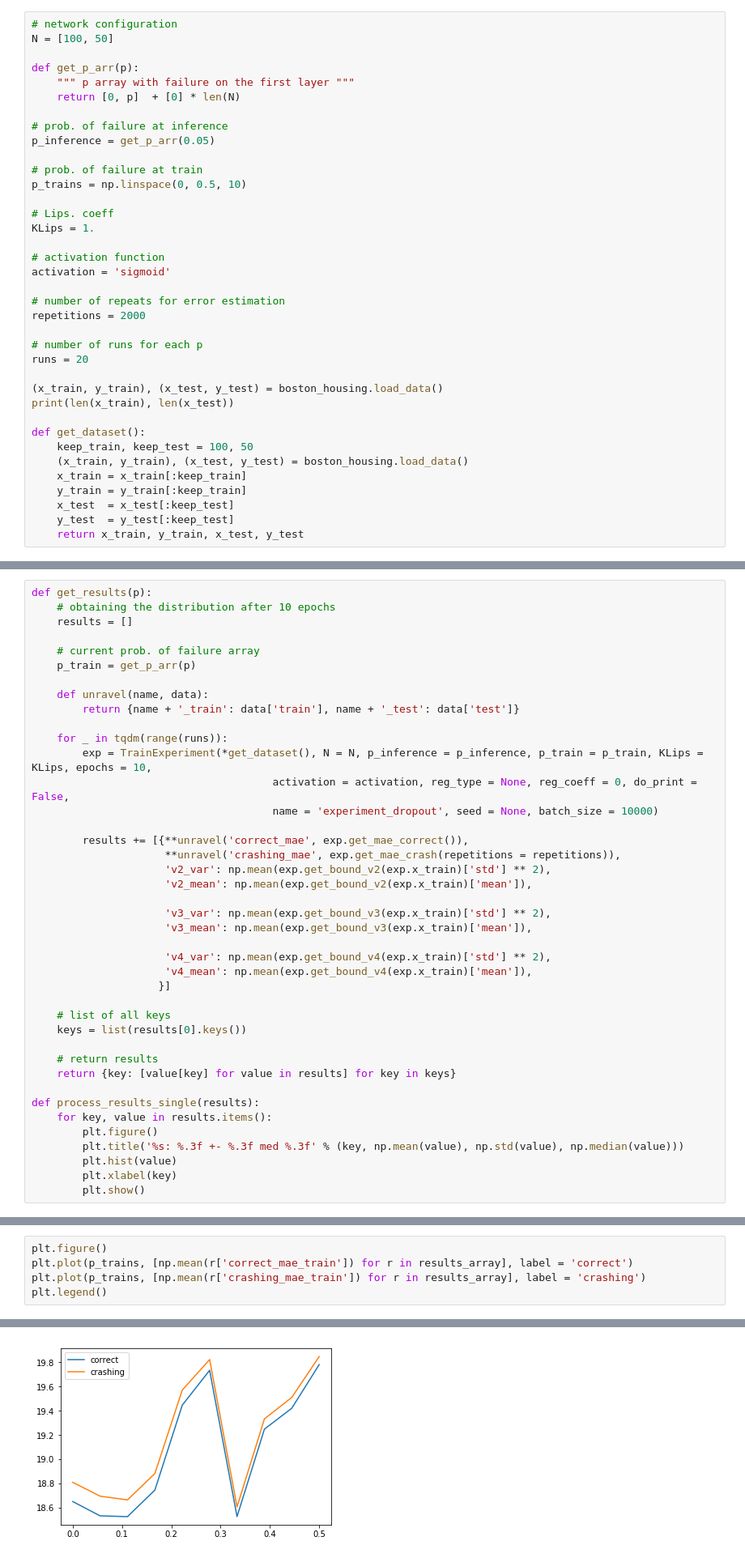
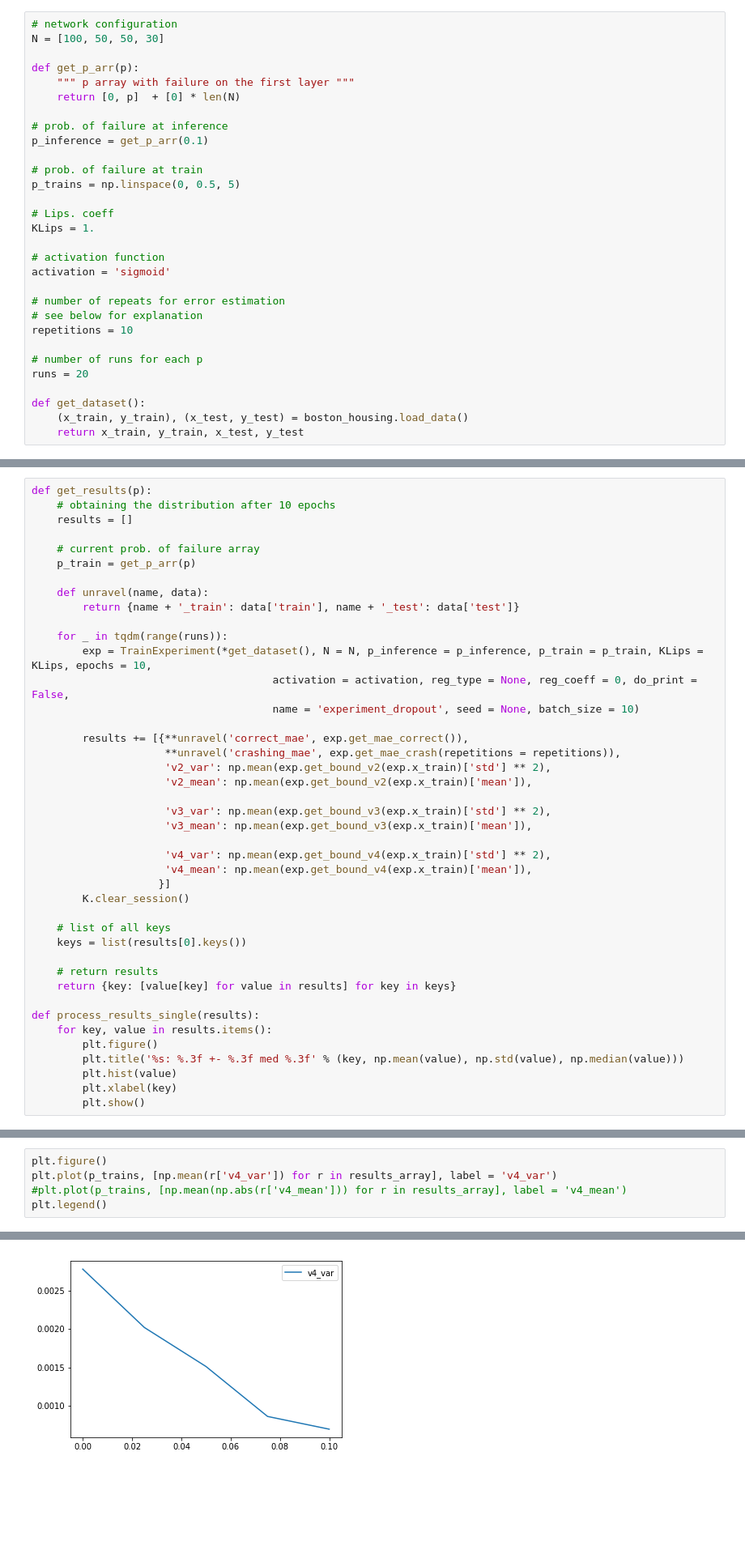
Before and after one commit to LPD-EPFL/nn-fault-tolerance, a Jupyter notebook: ComparisonIncreasingDropout.ipynb, the cells around one changed output, grey strips where cells are left out. Shown at 81% size. Saved outputs shown, nothing was run; the diff lists cells and outputs as text; blank space fills up the shorter version.

```diff
--- a/ComparisonIncreasingDropout.ipynb
+++ b/ComparisonIncreasingDropout.ipynb
@@ -16,17 +17,17 @@ Initialized TensorFlow
 4. Compute the rank loss if the networks were ordered by these bounds
 # %%
 # network configuration
-N = [100, 50]
+N = [100, 50, 50, 30]
 
 def get_p_arr(p):
     """ p array with failure on the first layer """
     return [0, p]  + [0] * len(N)
 
 # prob. of failure at inference
-p_inference = get_p_arr(0.05)
+p_inference = get_p_arr(0.1)
 
 # prob. of failure at train
-p_trains = np.linspace(0, 0.5, 10)
+p_trains = np.linspace(0, 0.5, 5)
 
 # Lips. coeff
 KLips = 1.
@@ -35,19 +36,12 @@ KLips = 1.
 activation = 'sigmoid'
 
 # number of repeats for error estimation
-repetitions = 2000
+# see below for explanation
+repetitions = 10
 
 # number of runs for each p
 runs = 20
 
-(x_train, y_train), (x_test, y_test) = boston_housing.load_data()
-print(len(x_train), len(x_test))
-
 def get_dataset():
-    keep_train, keep_test = 100, 50
     (x_train, y_train), (x_test, y_test) = boston_housing.load_data()
-    x_train = x_train[:keep_train]
-    y_train = y_train[:keep_train]
-    x_test  = x_test[:keep_test]
-    y_test  = y_test[:keep_test]
     return x_train, y_train, x_test, y_test
@@ -67,7 +59,7 @@ def get_results(p):
     for _ in tqdm(range(runs)):
         exp = TrainExperiment(*get_dataset(), N = N, p_inference = p_inference, p_train = p_train, KLips = KLips, epochs = 10,
                                       activation = activation, reg_type = None, reg_coeff = 0, do_print = False,
-                                      name = 'experiment_dropout', seed = None, batch_size = 10000)
+                                      name = 'experiment_dropout', seed = None, batch_size = 10)
 
         results += [{**unravel('correct_mae', exp.get_mae_correct()),
                      **unravel('crashing_mae', exp.get_mae_crash(repetitions = repetitions)),
@@ -80,6 +72,7 @@ def get_results(p):
                      'v4_var': np.mean(exp.get_bound_v4(exp.x_train)['std'] ** 2),
                      'v4_mean': np.mean(exp.get_bound_v4(exp.x_train)['mean']),
                     }]
+        K.clear_session()
 
     # list of all keys
     keys = list(results[0].keys())
@@ -100,8 +131,8 @@ results_array = [get_results(p) for p in p_trains]
 # %%
 plt.figure()
-plt.plot(p_trains, [np.mean(r['correct_mae_train']) for r in results_array], label = 'correct')
-plt.plot(p_trains, [np.mean(r['crashing_mae_train']) for r in results_array], label = 'crashing')
+plt.plot(p_trains, [np.mean(r['v4_var']) for r in results_array], label = 'v4_var')
+#plt.plot(p_trains, [np.mean(np.abs(r['v4_mean'])) for r in results_array], label = 'v4_mean')
 plt.legend()
 # %% [output]
 <matplotlib.legend.Legend at 0x...>
-[figure, old version]
+[figure, new version]
```
Also changed, not shown: parts of 10 cells of this notebook, 1 other file.
